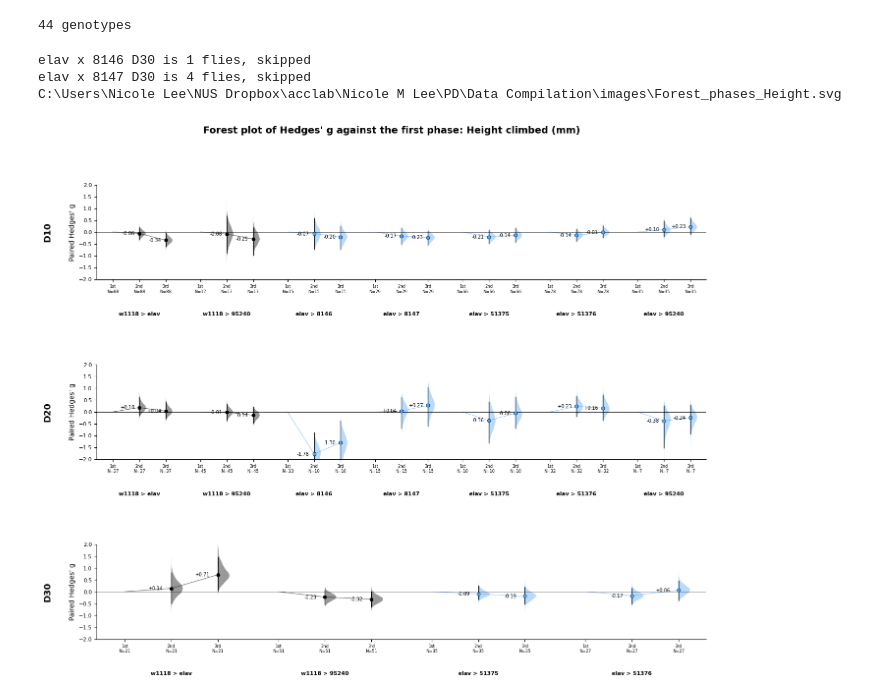
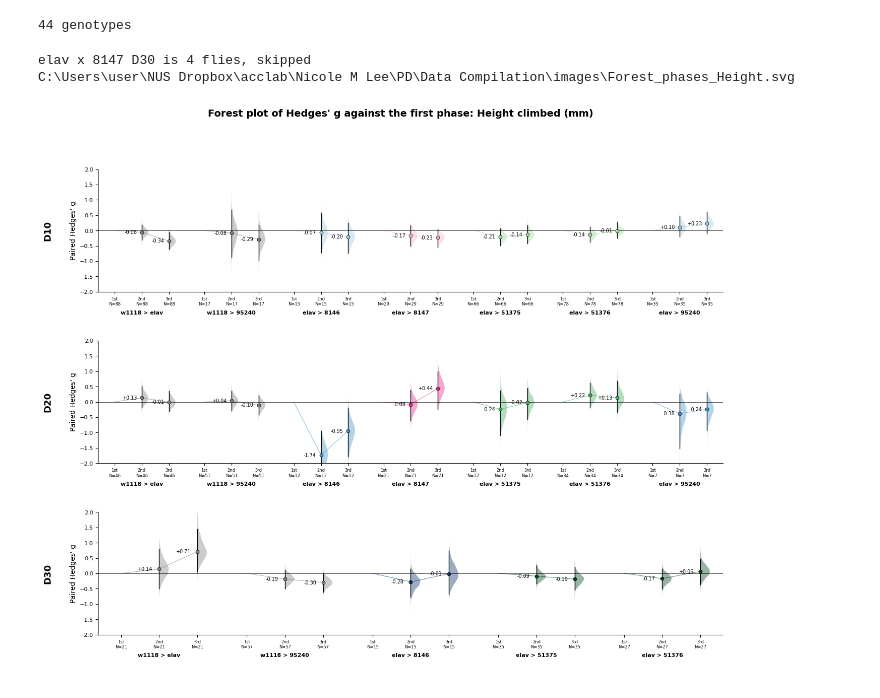
Before and after one commit to mnicolee/DrosoClimb_asyn, a Jupyter notebook: 6. Forestplot.ipynb, the cells around one changed output. Saved outputs shown, nothing was run; the diff lists cells and outputs as text; code cells hidden in the pictures.

Commit message:
Forest plot update with 10s and pooled dataset

```diff
--- a/6. Forestplot.ipynb
+++ b/6. Forestplot.ipynb
@@ -192,7 +189,7 @@ homecomp = "C:\\Users\\user\\"
 labcomp = "C:\\Users\\User\\"
 
 path2 = "NUS Dropbox\\acclab\\Nicole M Lee\\"
-openPath = laptop + path2 + "PD\\Data Compilation\\"
+openPath = homecomp + path2 + "PD\\Data Compilation\\"
 savefiglocation = openPath + "images\\"
 
 isExist = os.path.exists(savefiglocation)
@@ -212,8 +209,17 @@ minflies = 5
 #the dabest default, so the intervals match the ones 4. Dabest draws
 resamples = 5000
 
-#the experimental is always light blue, the controls black
-lightblue = "#4DA6FF"
+#each responder has a hue, shaded light to dark with age. The w1118 controls are grey. Edit these.
+shades = {"blue":  {"D10": "#9ECAE1", "D20": "#4292C6", "D30": "#08306B"},
+          "green": {"D10": "#90C590", "D20": "#228B22", "D30": "#114611"},
+          "pink":  {"D10": "#FBB4C9", "D20": "#E7298A", "D30": "#91003F"}}
+responderhue = {"8146": "blue", "95240": "blue", "51375": "green", "51376": "green", "8147": "pink"}
+grey = "#808080"
+
+def colourof(genotype, age):
+    if genotype.startswith("w1118"):
+        return grey
+    return shades[responderhue[genotype.split(" x ")[-1]]][age]
 
 listofgenotypes = sorted(f[:-4] for f in os.listdir(openPath) if f.endswith(".csv"))
 
@@ -232,7 +238,7 @@ ylabel = "Paired Hedges' g"
 res = genotypecontrasts(m)
 phasekeys = [phaselabels[n] for n in phase]
 
-fig, axes = plt.subplots(len(ages), 1, figsize = (16, 12), gridspec_kw = {"hspace": 0.9})
+fig, axes = plt.subplots(len(ages), 1, figsize = (16, 12), gridspec_kw = {"hspace": 0.4})
 
 for ax, age in zip(axes, ages):
     here = res[res.block == age]
@@ -254,7 +260,7 @@ for ax, age in zip(axes, ages):
     ax.tick_params(labelsize = 8)
 
     for g in genos:
-        colour = lightblue if g.startswith("elav x") else "#000000"
+        colour = colourof(g, age)
         xs = [pos[(g, p)] for p in phasekeys]
         ys = []
         for p in phasekeys:
@@ -265,7 +271,7 @@ for ax, age in zip(axes, ages):
 
     for _, r in here.dropna(subset = ["difference"]).iterrows():
         at = pos[(r["genotype"], r["group"])]
-        colour = lightblue if r["genotype"].startswith("elav x") else "#000000"
+        colour = colourof(r["genotype"], age)
 
         parts = ax.violinplot(r["bootstraps"], positions = [at], widths = 0.5,
                               showextrema = False, showmedians = False)
@@ -273,37 +279,36 @@ for ax, age in zip(axes, ages):
             v = pc.get_paths()[0].vertices
             v[:, 0] = np.clip(v[:, 0], np.mean(v[:, 0]), np.inf)
             pc.set_facecolor(colour)
             pc.set_alpha(0.4)
 
         ax.plot([at, at], [r["low"], r["high"]], color = "black", lw = 1, zorder = 1)
         ax.plot(at, r["difference"], "o", color = colour, markersize = 5, zorder = 2,
                 markeredgecolor = "black", markeredgewidth = 0.5)
         ax.text(at - 0.18, r["difference"], "%+.2f" % r["difference"],
                 ha = "right", va = "center", fontsize = 7)
 
     ns = here.set_index(["genotype", "group"])["N"]
     ax.set_xticks([pos[(g, p)] for g in genos for p in phasekeys])
     ax.set_xticklabels([p + ("\nN=" + str(int(ns[(g, p)])) if (g, p) in ns.index else "")
                         for g in genos for p in phasekeys], fontsize = 6)
 
     for g in genos:
         centre = np.mean([pos[(g, p)] for p in phasekeys])
-        ax.text(centre, -0.34, g.replace(" x ", " > "), transform = ax.get_xaxis_transform(),
+        ax.text(centre, -0.15, g.replace(" x ", " > "), transform = ax.get_xaxis_transform(),
                 ha = "center", va = "top", fontsize = 8, fontweight = "bold")
 
     ax.set_ylabel(ylabel, fontsize = 10)
     ax.text(-0.081, 0.5, age, transform = ax.transAxes, rotation = 90,
             ha = "center", va = "center", fontweight = "bold", fontsize = 13)
 
 fig.suptitle("Forest plot of Hedges' g against the first phase: " + rawlabels[m], fontweight = 'bold', fontsize = 14, y = 0.98)
 #fig.savefig(savefiglocation + "Forest_phases_" + m + ".svg", bbox_inches='tight')
 
 print(savefiglocation + "Forest_phases_" + m + ".svg")
 # %% [output]
-elav x 8146 D30 is 1 flies, skipped
 elav x 8147 D30 is 4 flies, skipped
-C:\Users\Nicole Lee\NUS Dropbox\acclab\Nicole M Lee\PD\Data Compilation\images\Forest_phases_Height.svg
+C:\Users\user\NUS Dropbox\acclab\Nicole M Lee\PD\Data Compilation\images\Forest_phases_Height.svg
-[figure, old version]
+[figure, new version]
 # %%
 mpl.rcParams['svg.fonttype'] = 'none'
 
```
Also changed, not shown: parts of 6 cells of this notebook, 6 other files.
